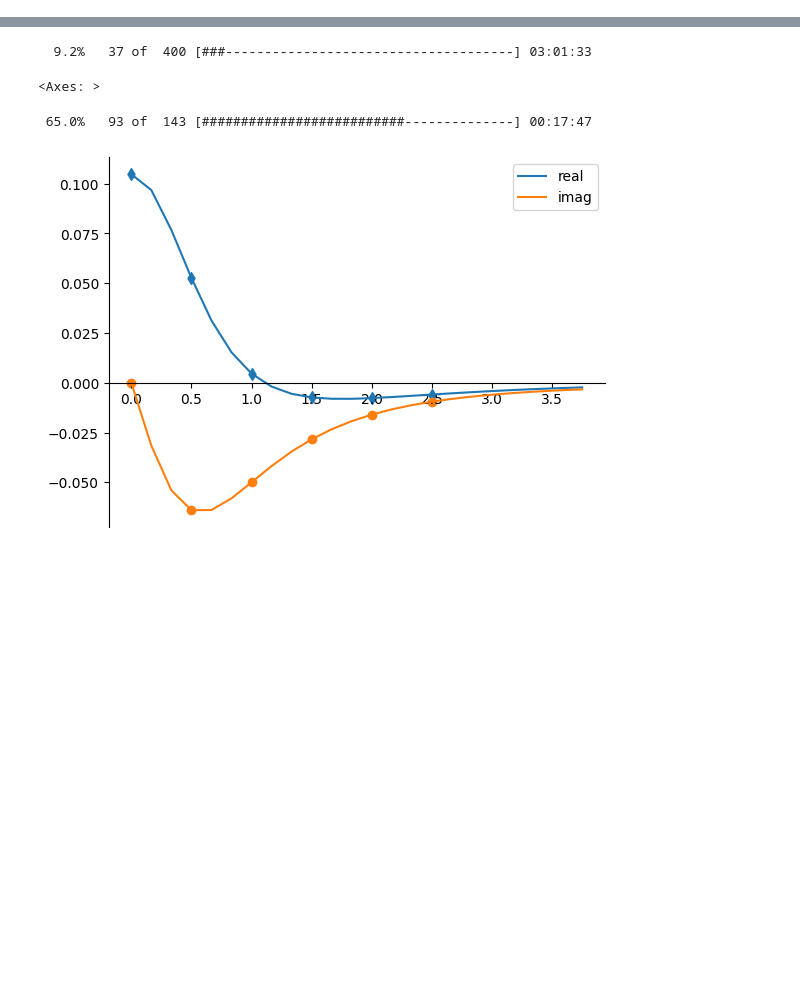
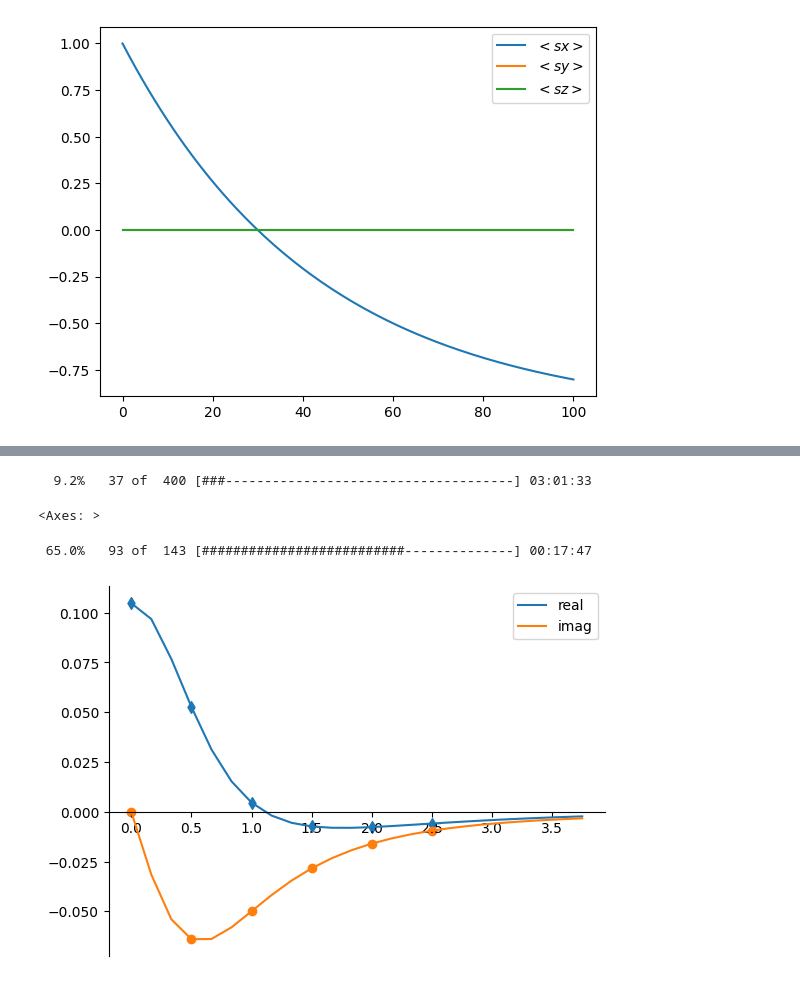
Before and after one commit to ebutler414/OQuPy, a Jupyter notebook: lower_coupling.ipynb, the cells around one changed output, grey strips where cells are left out. Drawn from its saved outputs; the diff is of its cells as text; code cells hidden in the pictures; blank space fills up the shorter version.

```diff
--- a/lower_coupling.ipynb
+++ b/lower_coupling.ipynb
@@ -31,0 +101,81 @@ def hamiltonian_param(hx):
+# %%
+import numpy as np
+from scipy.integrate import solve_ivp
+import matplotlib.pyplot as plt
+# looking first at the dynamics due the lindblad relaxation:
+
+# Pauli matrices
+sx = np.array([[0, 1], [1, 0]], dtype=complex)
+sy = np.array([[0, -1j], [1j, 0]], dtype=complex)
+sz = np.array([[1, 0], [0, -1]], dtype=complex)
+si = np.eye(2, dtype=complex)
+
+dim=2
+
+# Collapse operators: relaxation and excitation (rotated in sx basis)
+sm = sz + 1j*sy
+sp = sz - 1j*sy
+
+def solve_lindblad(omega_func, rho0, omega0,t_span, t_eval=None):
+    """
+    Solve Lindblad equation with time-dependent Hamiltonian.
+    H_func(t) should return the Hamiltonian at time t.
+    """
+    dim = rho0.shape[0]
+
+    def rhs(t, y):
+        Ht = omega_func(omega0, t) * sx /2
+
+        I = np.eye(dim, dtype=complex)
+
+        # Hamiltonian contribution
+        L_H = -1j * (np.kron(I, Ht) - np.kron(Ht.T, I))
+
+        # Time-dependent collapse rates
+        gamma_relax_t = emission_rate(omega_func(omega0,t), temperature, zeta)
+        gamma_excite_t = absorption_rate(omega_func(omega0,t), temperature, zeta)
+
+        # Collapse operators
+        L_diss_t = np.zeros((dim*dim, dim*dim), dtype=complex)
+        for C, rate in [(sm, gamma_relax_t), (sp, gamma_excite_t)]:
+            CdC = C.conj().T @ C
+            L_diss_t += rate * np.kron(C.conj(), C)
+            L_diss_t += -0.5 * rate * np.kron(I, CdC)
+            L_diss_t += -0.5 * rate * np.kron(CdC.T, I)
+
+        return (L_H + L_diss_t) @ y
+
+    y0 = rho0.reshape(dim*dim, order='F')
+    sol = solve_ivp(rhs, t_span, y0, t_eval=t_eval, method='RK45',
+                    atol=1e-9, rtol=1e-7)
+
+    rhos = [sol.y[:, i].reshape((dim, dim), order='F')
+            for i in range(sol.y.shape[1])]
+    return sol.t, rhos
+
+# system Hamiltonian definition  H = omega_t * sx /2
+def omega_t(omega0,t):
+    return omega_c
+
+t_max = 100
+omega0=omega_c/t_max
+
+# num_steps chosen to match those required to resolve dynamics/heats in TEMPO calculation
+dt=0.7
+num_steps = int(np.round(t_max / dt))
+
+t_eval = np.linspace(0, t_max, num_steps+1)
+t, rhos = solve_lindblad(omega_t, Rho_0, omega0,(0, t_max), t_eval=t_eval)
+print(t.shape)
+# Observables
+sx_lind = np.real([np.trace(rho @ sx) for rho in rhos])
+sy_lind = np.real([np.trace(rho @ sy) for rho in rhos])
+sz_lind = np.real([np.trace(rho @ sz) for rho in rhos])
+
+# Plot
+plt.plot(t,sx_lind,label="$<sx>$")
+plt.plot(t,sy_lind,label="$<sy>$")
+plt.plot(t,sz_lind,label="$<sz>$")
+plt.legend()
+plt.show()
+# %% [output]
@@ -31,0 +184 @@ def hamiltonian_param(hx):
+[figure, added]
```
Also changed, not shown: parts of 13 cells of this notebook, 1 other file.
